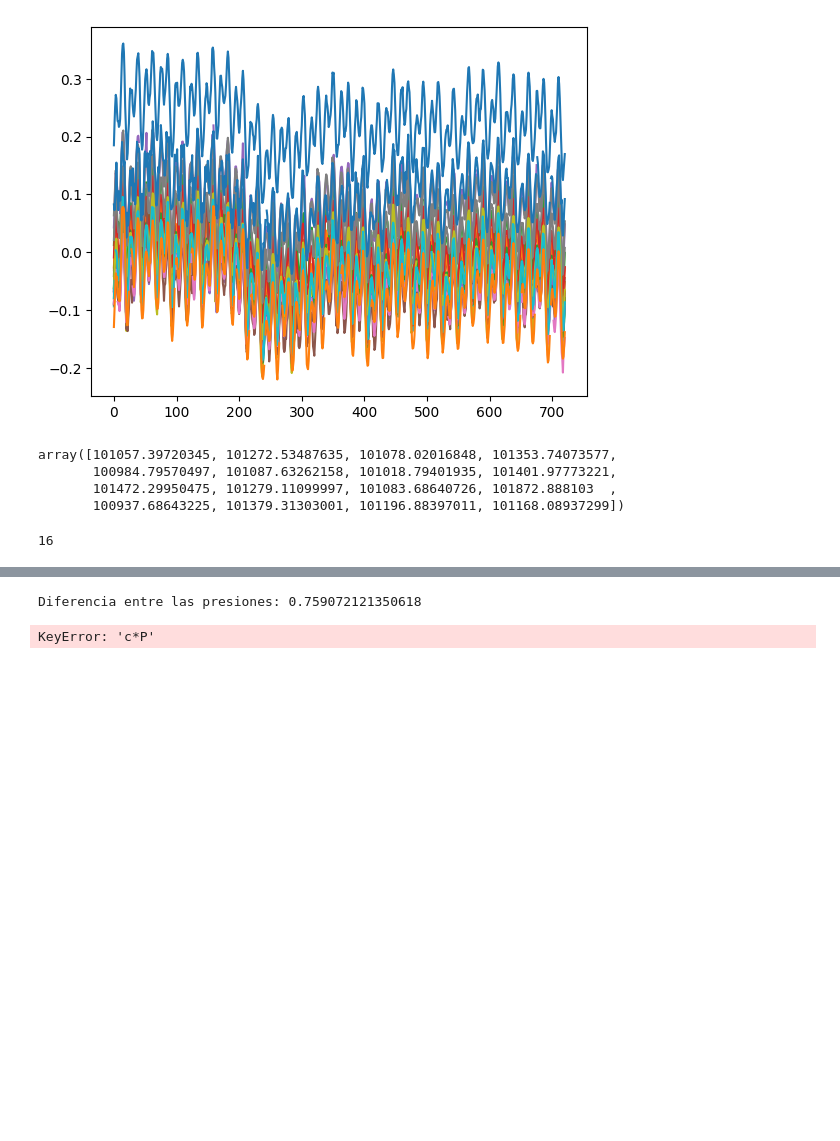
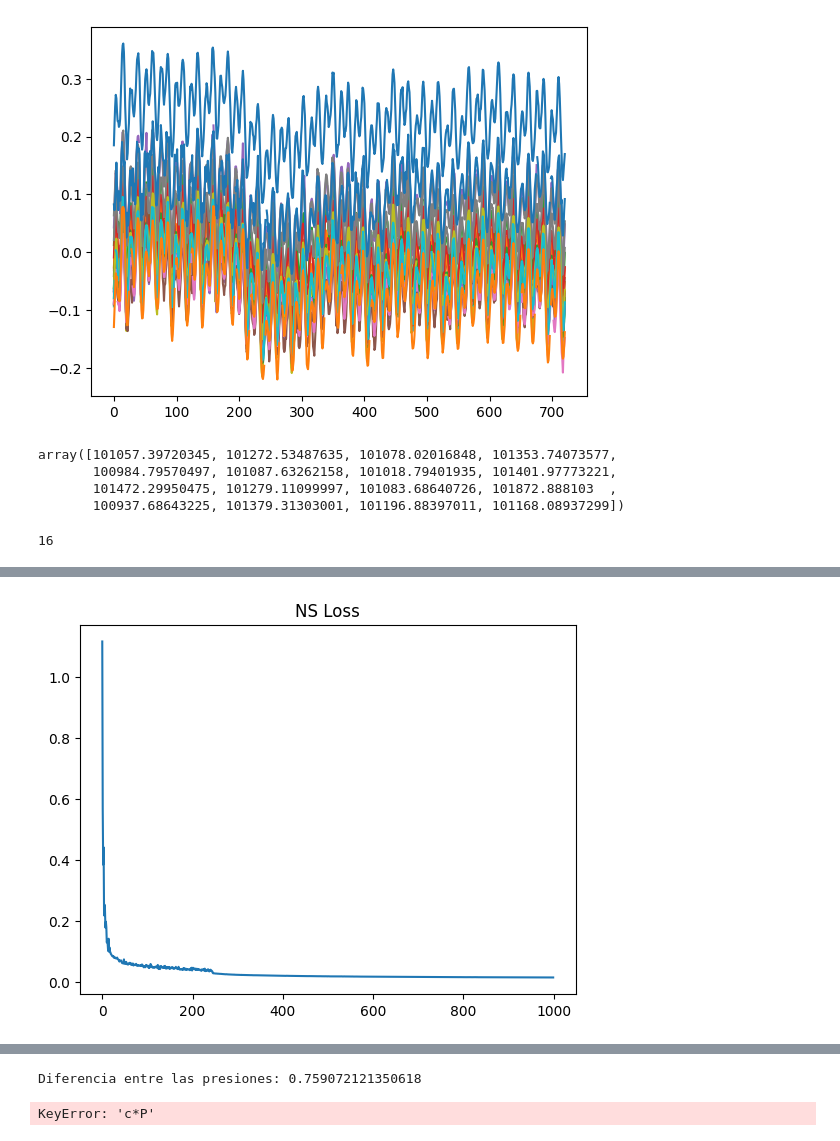
Before and after one commit to sagomeza1/pinns, a Jupyter notebook: cuadernos/exploracion.ipynb, the cells around one changed output, grey strips where cells are left out. Drawn from its saved outputs; the diff is of its cells as text; code cells hidden in the pictures; blank space fills up the shorter version.

```diff
--- a/cuadernos/exploracion.ipynb
+++ b/cuadernos/exploracion.ipynb
@@ -595,0 +641,6 @@ sio.loadmat()
+# %%
+plt.plot(ns_loss)
+plt.title("NS Loss")
+plt.show()
+# %% [output]
+[figure, added]
```
Also changed, not shown: parts of 10 cells of this notebook, 3 other files.
